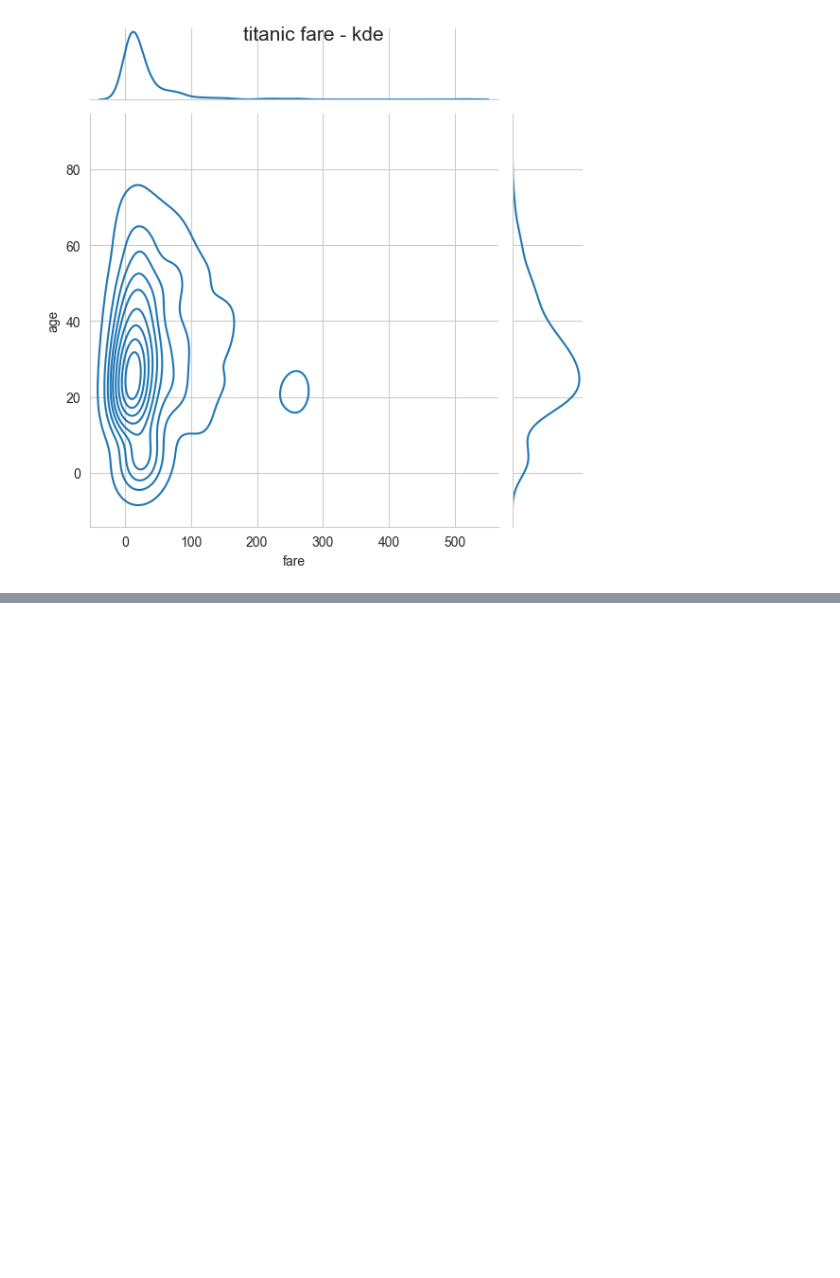
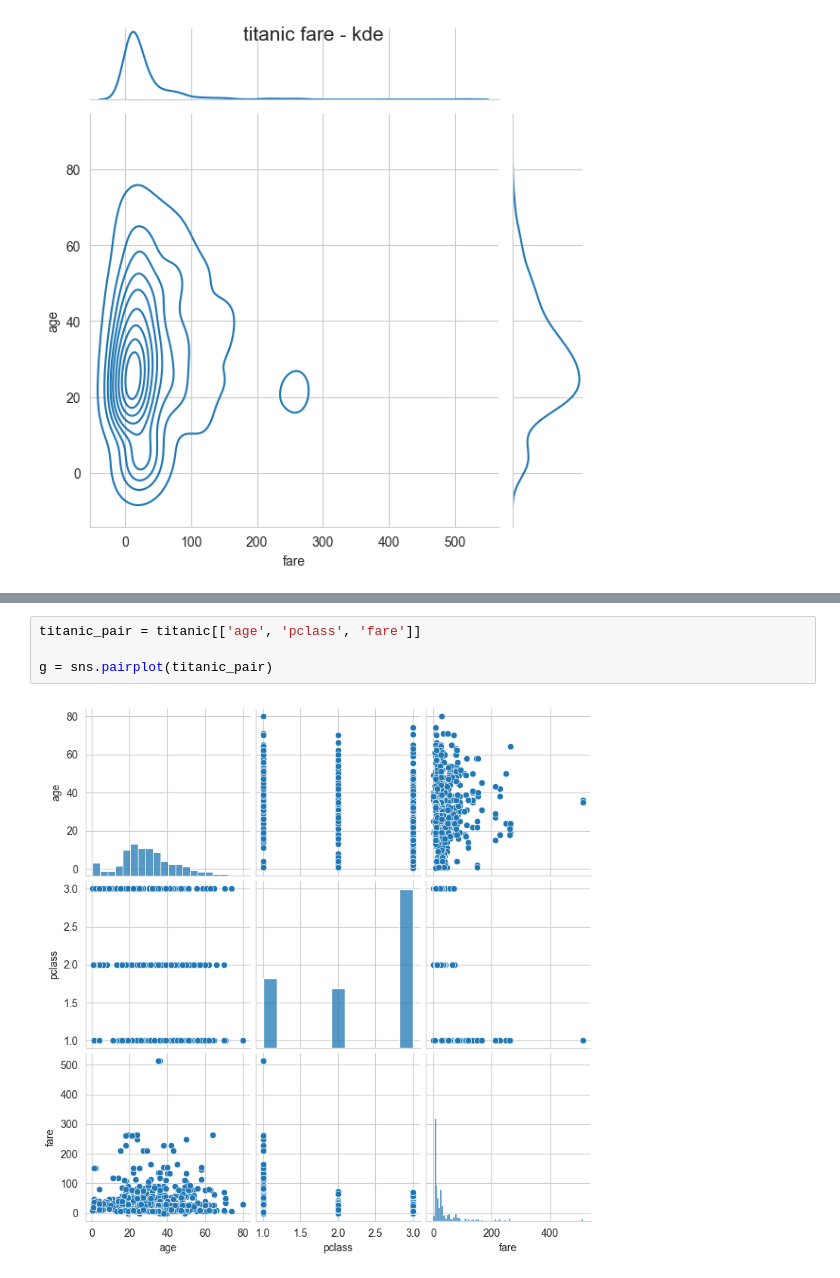
Before and after one commit to clip968/data-study, a Jupyter notebook: part4-2.ipynb, the cells around one changed output, grey strips where cells are left out. Saved outputs shown, nothing was run; the diff lists cells and outputs as text; blank space fills up the shorter version.

```diff
--- a/part4-2.ipynb
+++ b/part4-2.ipynb
@@ -389,0 +403,6 @@ plt.show()
+# %%
+titanic_pair = titanic[['age', 'pclass', 'fare']]
+
+g = sns.pairplot(titanic_pair)
+# %% [output]
+[figure, added]
```
Also changed, not shown: parts of 6 cells of this notebook, 14 other files.
